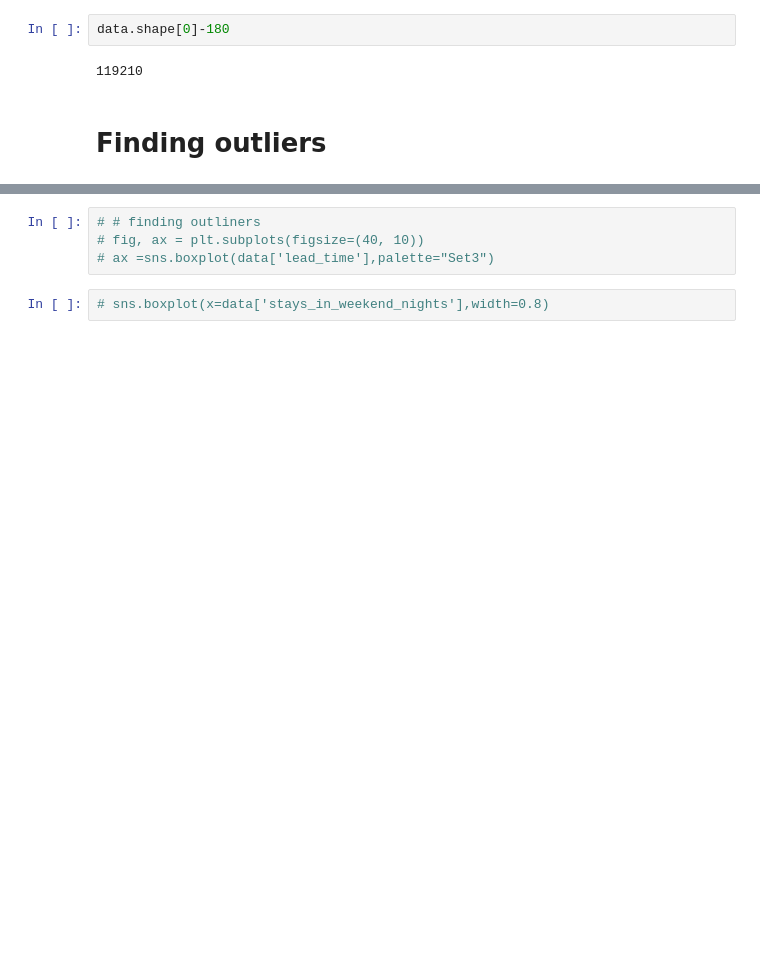
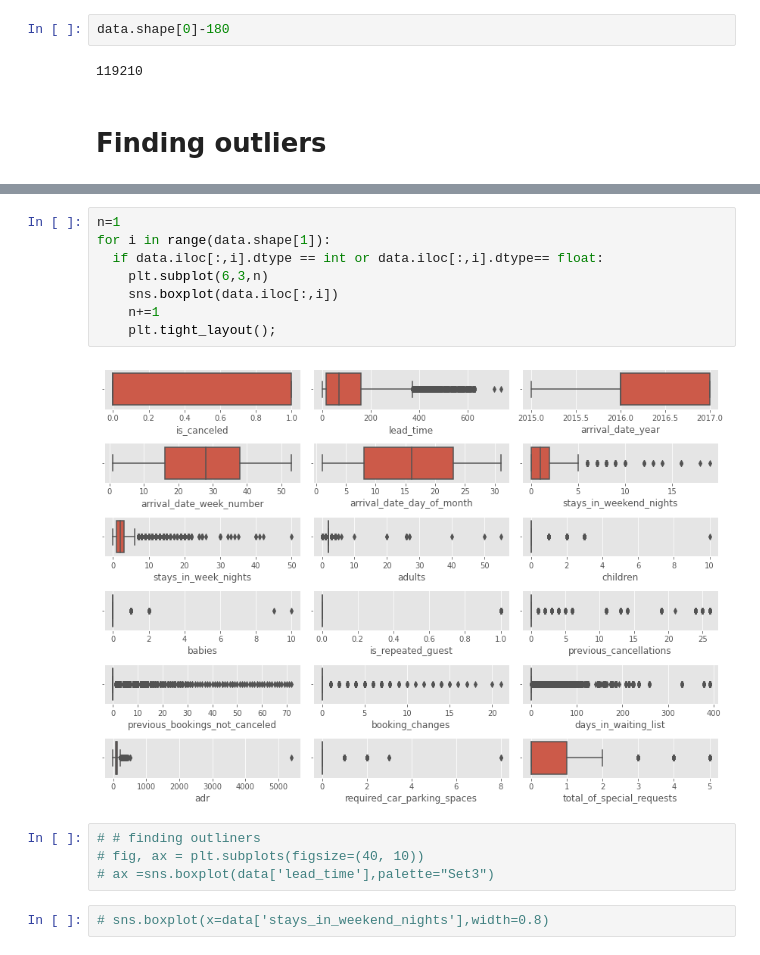
Before and after one commit to aynaval/Hotel-booking-analysis_EDA, a Jupyter notebook: EDA_Capstone_Project.ipynb, the cells around one changed output, grey strips where cells are left out. Drawn from its saved outputs; the diff is of its cells as text; blank space fills up the shorter version.

```diff
--- a/EDA_Capstone_Project.ipynb
+++ b/EDA_Capstone_Project.ipynb
@@ -320,3 +335,13 @@ data.shape[0]-180
+# %%
+n=1
+for i in range(data.shape[1]):
+  if data.iloc[:,i].dtype == int or data.iloc[:,i].dtype== float:
+    plt.subplot(6,3,n)
+    sns.boxplot(data.iloc[:,i])
+    n+=1
+    plt.tight_layout();
+# %% [output]
+[figure, added]
 # %%
 # # finding outliners
 # fig, ax = plt.subplots(figsize=(40, 10))
```
Also changed, not shown: parts of 1 cell of this notebook.
